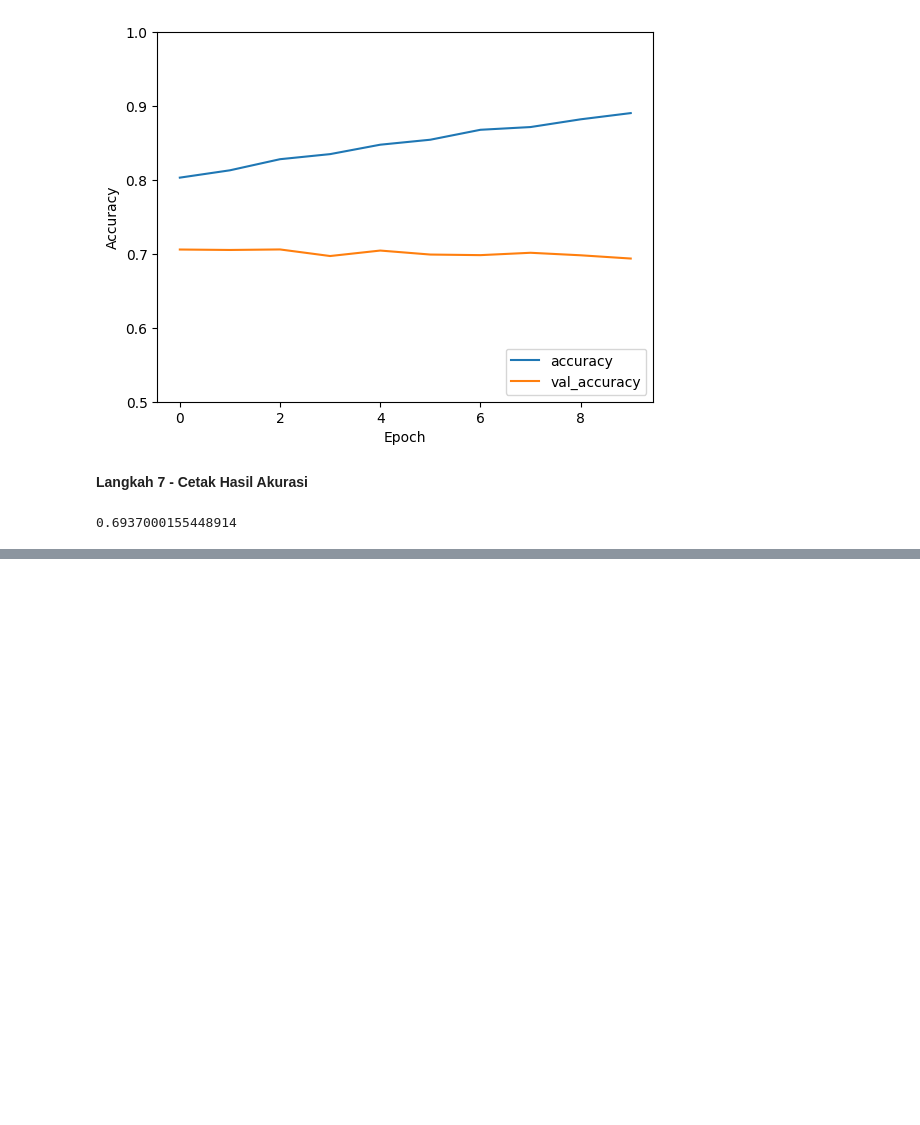
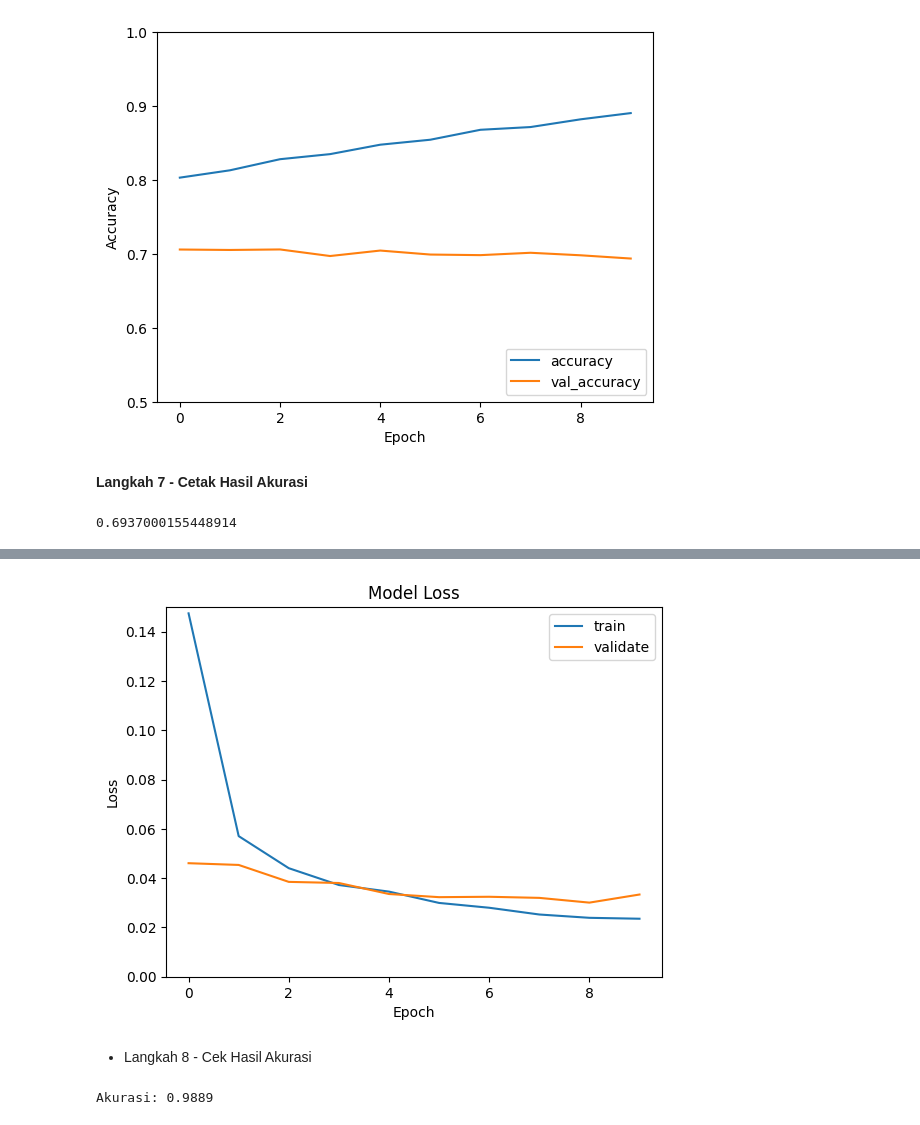
Before and after one commit to yogiannanf/PembelajaranMesin, a Jupyter notebook: Praktikum11_ConvolutionalNeuralNetwork(CNN).ipynb, the cells around one changed output, grey strips where cells are left out. Cells and saved outputs as stored; diff of their text form; code cells hidden in the pictures; blank space fills up the shorter version.

```diff
--- a/Praktikum11_ConvolutionalNeuralNetwork(CNN).ipynb
+++ b/Praktikum11_ConvolutionalNeuralNetwork(CNN).ipynb
@@ -305,0 +582,17 @@ print(test_acc)
+# %%
+plt.plot(history.history['loss'], label='train')
+plt.plot(history.history['val_loss'], label = 'validate')
+plt.xlabel('Epoch')
+plt.ylabel('Loss')
+plt.ylim([0, 0.15])
+plt.legend(loc='upper right')
+plt.title("Model Loss")
+plt.show()
+# %% [output]
+[figure, added]
+# %% [markdown]
+- Langkah 8 - Cek Hasil Akurasi
+# %%
+print(f"Akurasi: {history.history['val_accuracy'][-1]:.4f}")
+# %% [output]
+Akurasi: 0.9889
```
Also changed, not shown: parts of 34 cells of this notebook.
